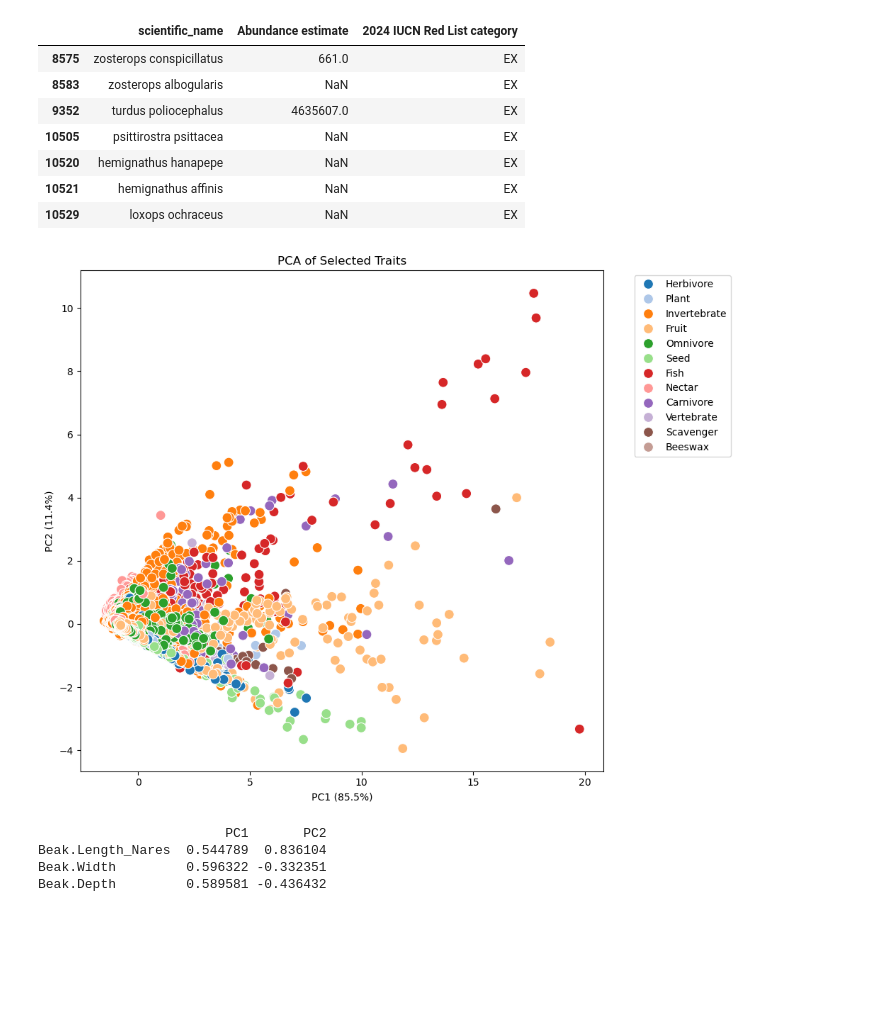
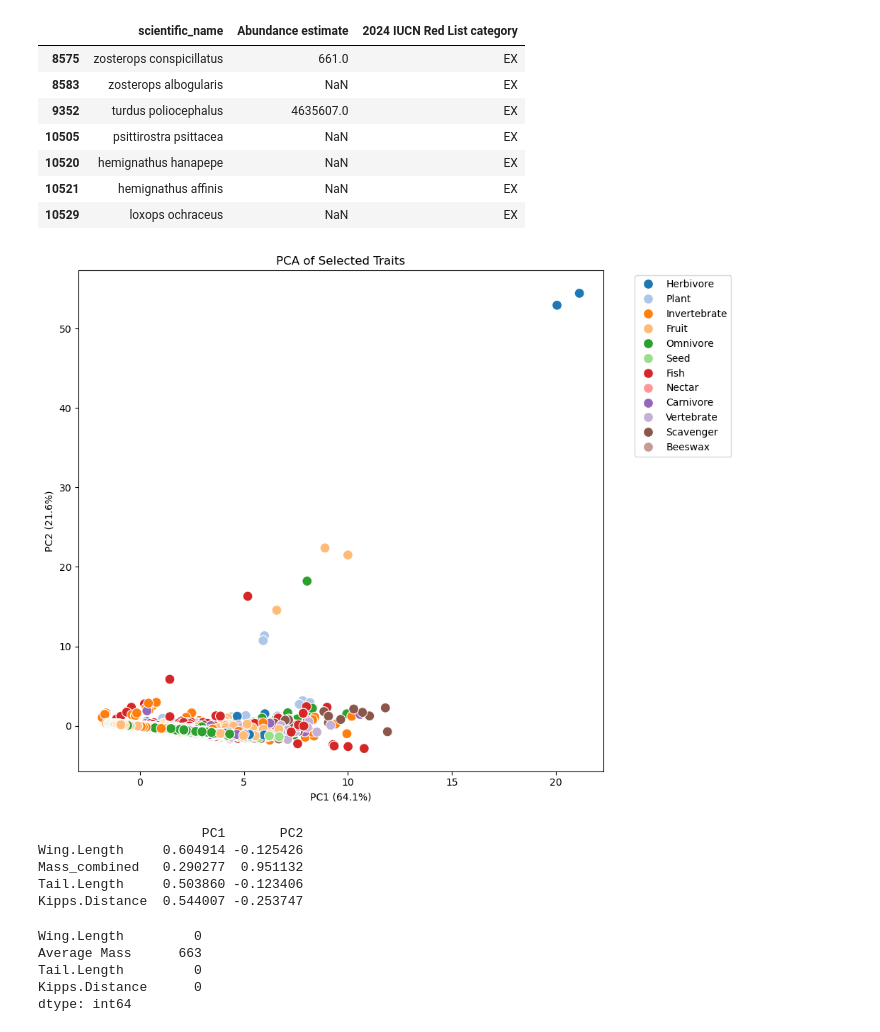
Before and after one commit to anagha2104/DSP_group_project_avian_datasets, a Jupyter notebook: notebooks/analysis.ipynb, the cells around one changed output. Cells and saved outputs as stored; diff of their text form; code cells hidden in the pictures; blank space fills up the shorter version.

Commit message:
SOme correlation plots

```diff
--- a/notebooks/analysis.ipynb
+++ b/notebooks/analysis.ipynb
@@ -163,7 +163,9 @@ numeric_cols = [
     'Tarsus.Length', 'Wing.Length', 'Kipps.Distance', 'Secondary1', 'Tail.Length',
     'Mass_combined',
     'ESI',
-    'Hand-Wing.Index'
+    'Hand-Wing.Index',
+    'Order_x', 'Family IOC 15.1',  '2024 IUCN Red List category',  'Primary Habitat',  'Primary Diet', 'Trophic.Level',  'Trophic.Niche',
+    'Primary.Lifestyle', 'RLM','LAT','RR', 'Flightlessness'
 ]
 
 dropped_na_rows = merged[numeric_cols].dropna()
@@ -204,10 +206,19 @@ merged_complete[merged_complete['2024 IUCN Red List category']=='EX'][['scientif
 | 10529 | loxops ochraceus | NaN | EX |
 # %%
 
-def plot_pca(merged_df, numeric_cols, cat_col, save_path=None, palette='tab20', figsize=(10,8), point_size=100):
+def plot_pca(merged_df, numeric_cols, cat_col, save_path=None, palette='tab20', figsize=(10,8), point_size=100, order_filter=None):
 
-    df_pca_ready = merged_df[numeric_cols].dropna()
-    merged_complete = merged_df.loc[df_pca_ready.index]
+    df = merged_df.copy()
+    if order_filter is not None:
+        if isinstance(order_filter, str):
+            df = df[df['Order_x'] == order_filter]
+        else:  # assume list
+            df = df[df['Order_x'].isin(order_filter)]
+
+
+    df_pca_ready = df[numeric_cols].dropna()
+    df_complete = df.loc[df_pca_ready.index]
+
 
     scaler = StandardScaler()
     X_scaled = scaler.fit_transform(merged_complete[numeric_cols])
@@ -237,38 +248,48 @@ def plot_pca(merged_df, numeric_cols, cat_col, save_path=None, palette='tab20',
 # %%
 # -----------------------------
 # Possible numeric columns:
 # Morphology / Body Traits:
 # 'Beak.Length_Culmen', 'Beak.Length_Nares', 'Beak.Width', 'Beak.Depth',
 # 'Tarsus.Length', 'Wing.Length', 'Kipps.Distance', 'Secondary1', 'Tail.Length'
 #
 # Mass / Weight:
-# 'Mass', 'Average Mass', 'Female MinMass', 'Female MaxMass', 'Male MinMass',
+# 'Mass_combined',
+# 'Female MinMass', 'Female MaxMass', 'Male MinMass',
 # 'Male MaxMass', 'Unsexed MinMass', 'Unsexed MaxMass'
 # (optionally combined as 'Mass_combined')
 #
 # Other indices:
 # 'ESI', 'Hand-Wing.Index'
 #
 # Abundance / ecological:
 # 'Abundance estimate'
 # -----------------------------
 # Possible categorical variables:
 # 'Order_x', 'Family IOC 15.1', '2024 IUCN Red List category', 'Primary Habitat',
 # 'Primary Diet', 'Trophic.Level', 'Trophic.Niche', 'Primary.Lifestyle',
 # 'RLM', 'LAT'
 # -----------------------------
 
 
 
-numeric_cols = ['Beak.Length_Nares', 'Beak.Width', 'Beak.Depth']
+numeric_cols = ['Wing.Length', 'Mass_combined', 'Tail.Length' , 'Kipps.Distance',  ]
 cat_col = 'Primary Diet'
 save_path = "../results/plots/pca_beak_diet.png"
 
-df_pca, loadings = plot_pca(merged, numeric_cols, cat_col, save_path=save_path)
+df_pca, loadings = plot_pca(merged_complete, numeric_cols, cat_col, save_path=save_path, order_filter='Passeriformes')
 print(loadings)
 # %% [output]
-[figure, old version]
+[figure, new version]
-                        PC1       PC2
-Beak.Length_Nares  0.544789  0.836104
-Beak.Width         0.596322 -0.332351
-Beak.Depth         0.589581 -0.436432
+                     PC1       PC2
+Wing.Length     0.604914 -0.125426
+Mass_combined   0.290277  0.951132
+Tail.Length     0.503860 -0.123406
+Kipps.Distance  0.544007 -0.253747
+# %%
+merged_complete[numeric_cols].isna().sum()
+# %% [output]
+Wing.Length         0
+Average Mass      663
+Tail.Length         0
+Kipps.Distance      0
+dtype: int64
```
Also changed, not shown: parts of 10 cells of this notebook, 11 other files.
